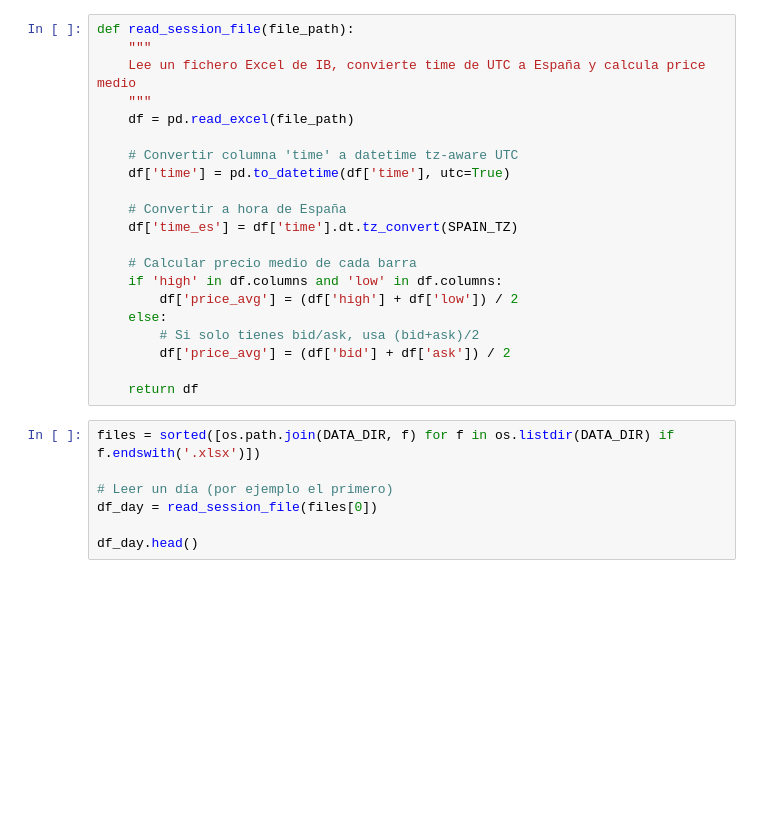
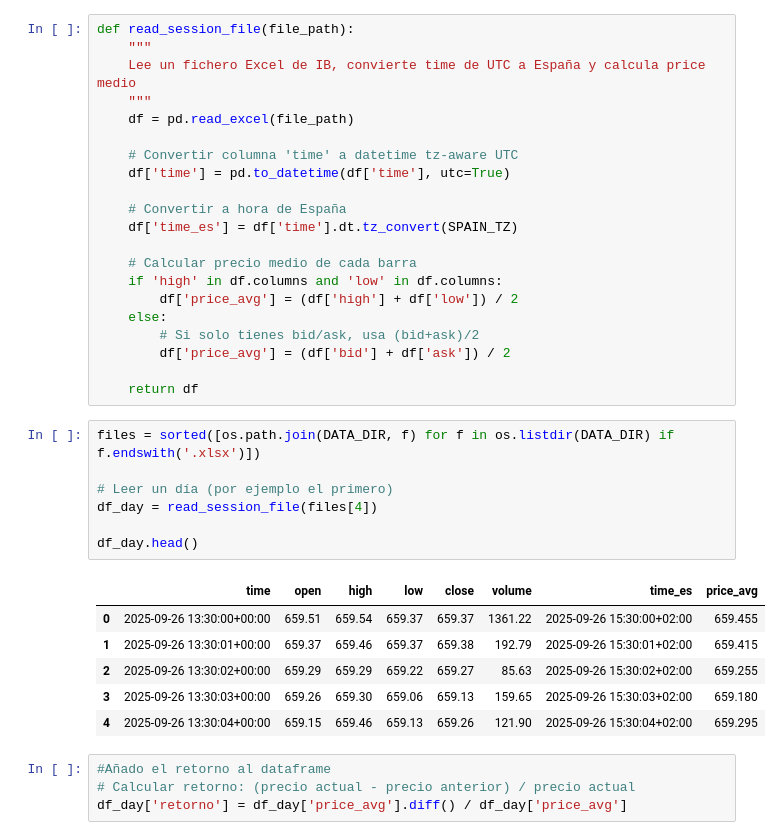
Before and after one commit to jmlopezsec/ScriptsBolsa, a Jupyter notebook: TickaTick/pythonProject/test_ficheros.ipynb, the cells around one changed output. Saved outputs shown, nothing was run; the diff lists cells and outputs as text; blank space fills up the shorter version.

```diff
--- a/TickaTick/pythonProject/test_ficheros.ipynb
+++ b/TickaTick/pythonProject/test_ficheros.ipynb
@@ -39,8 +37,19 @@ def read_session_file(file_path):
 # %%
 files = sorted([os.path.join(DATA_DIR, f) for f in os.listdir(DATA_DIR) if f.endswith('.xlsx')])
 
 # Leer un día (por ejemplo el primero)
-df_day = read_session_file(files[0])
+df_day = read_session_file(files[4])
 
 df_day.head()
+# %% [output]
+|  | time | open | high | low | close | volume | time_es | price_avg |
+| 0 | 2025-09-26 13:30:00+00:00 | 659.51 | 659.54 | 659.37 | 659.37 | 1361.22 | 2025-09-26 15:30:00+02:00 | 659.455 |
+| 1 | 2025-09-26 13:30:01+00:00 | 659.37 | 659.46 | 659.37 | 659.38 | 192.79 | 2025-09-26 15:30:01+02:00 | 659.415 |
+| 2 | 2025-09-26 13:30:02+00:00 | 659.29 | 659.29 | 659.22 | 659.27 | 85.63 | 2025-09-26 15:30:02+02:00 | 659.255 |
+| 3 | 2025-09-26 13:30:03+00:00 | 659.26 | 659.30 | 659.06 | 659.13 | 159.65 | 2025-09-26 15:30:03+02:00 | 659.180 |
+| 4 | 2025-09-26 13:30:04+00:00 | 659.15 | 659.46 | 659.13 | 659.26 | 121.90 | 2025-09-26 15:30:04+02:00 | 659.295 |
+# %%
+#Añado el retorno al dataframe
+# Calcular retorno: (precio actual - precio anterior) / precio actual
+df_day['retorno'] = df_day['price_avg'].diff() / df_day['price_avg']
 # %%
```
Also changed, not shown: parts of 6 cells of this notebook, 1 other file.
